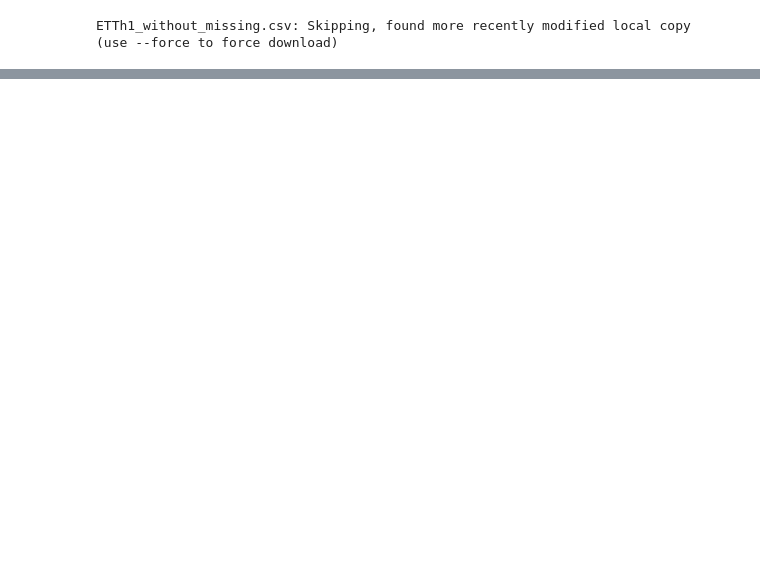
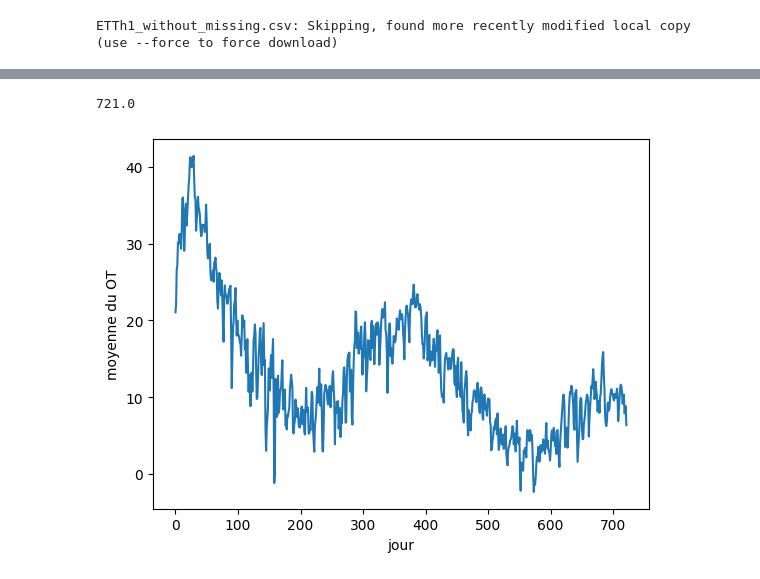
Before and after one commit to momoWantLearn/time_series_classification, a Jupyter notebook: main.ipynb, the cells around one changed output, grey strips where cells are left out. Drawn from its saved outputs; the diff is of its cells as text; code cells hidden in the pictures; blank space fills up the shorter version.

```diff
--- a/main.ipynb
+++ b/main.ipynb
@@ -61,0 +67,28 @@ ok
+# %%
+def meanByDay(data):
+    print((len(data)-16)/24)
+    OTmean=[0 for i in range(int((len(data)-16)/24)+1)]
+    numberOfDay=0
+    hour=0
+    for i,k in data.items():
+        OTmean[numberOfDay]=OTmean[numberOfDay]+k["OT"]
+        hour=hour+1
+        if(hour==24):
+            hour=0
+            OTmean[numberOfDay]=OTmean[numberOfDay]/24
+            numberOfDay=numberOfDay+1
+    OTmean[len(OTmean)-1]=OTmean[len(OTmean)-1]/16
+    return OTmean
+
+
+def graphOTbyDay(data):
+    AllDay=[i for i in range(722)]
+    plt.plot(AllDay,meanByDay(data))
+    plt.xlabel('jour')
+    plt.ylabel('moyenne du OT')
+    plt.show()
+
+graphOTbyDay(data)
+# %% [output]
+721.0
+[figure, added]
```
Also changed, not shown: parts of 6 cells of this notebook.
